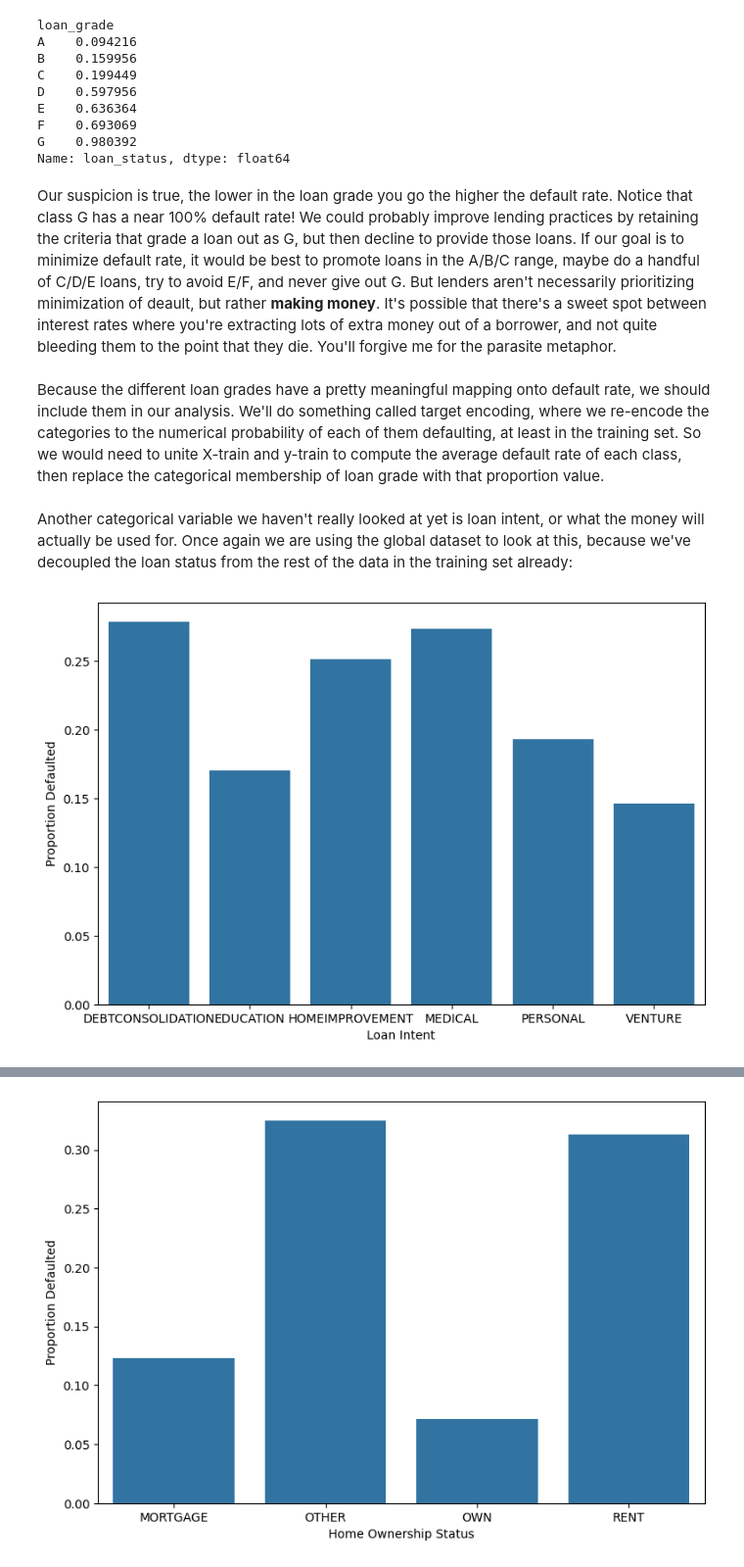
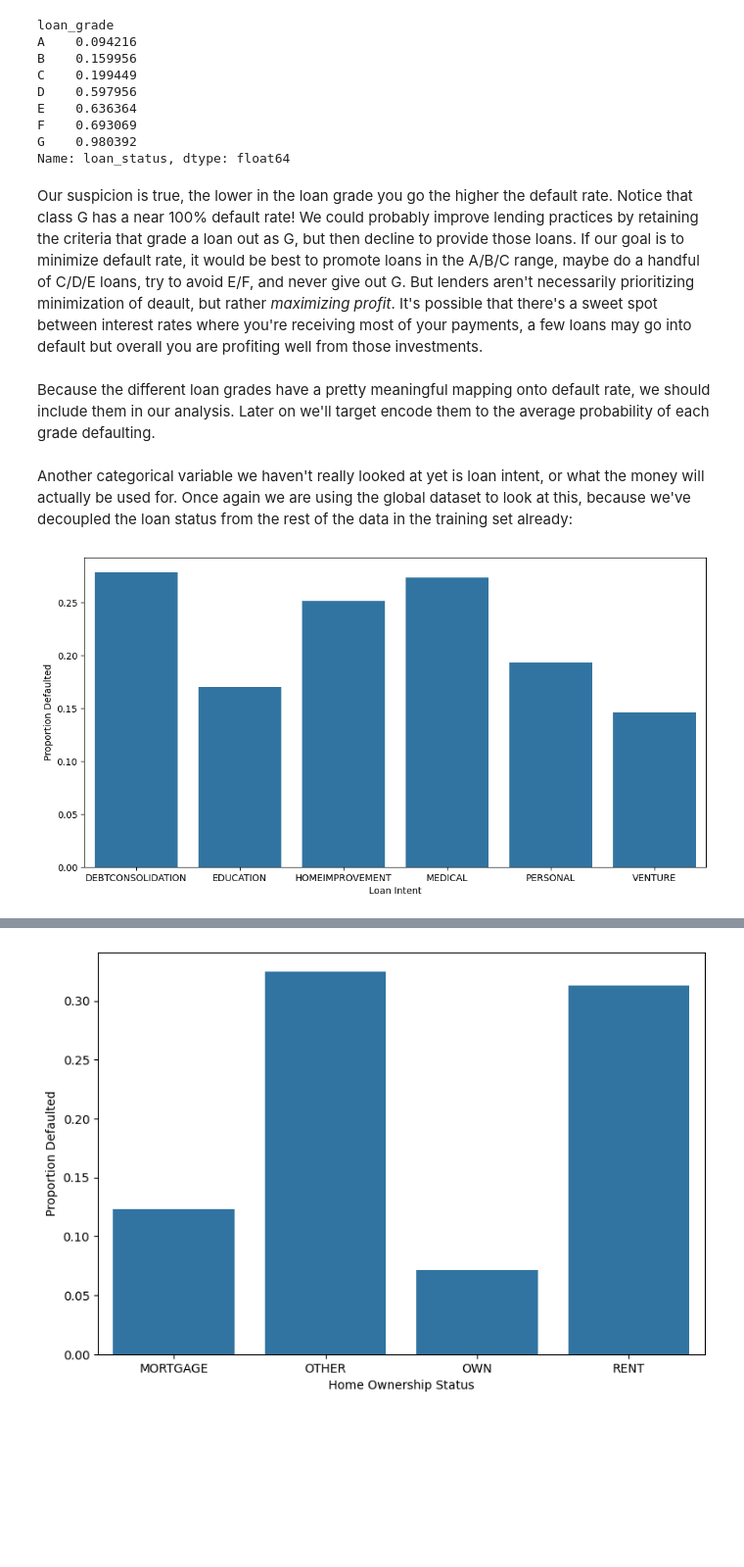
Before and after one commit to BrendanMcEwen1/Credit_Risk, a Jupyter notebook: Credit_Risk.ipynb, the cells around one changed output, grey strips where cells are left out. Shown at 98% size. Cells and saved outputs as stored; diff of their text form; code cells hidden in the pictures; blank space fills up the shorter version.

```diff
--- a/Credit_Risk.ipynb
+++ b/Credit_Risk.ipynb
@@ -418,20 +417,20 @@ F    0.693069
 G    0.980392
 Name: loan_status, dtype: float64
 # %% [markdown]
-Our suspicion is true, the lower in the loan grade you go the higher the default rate. Notice that class G has a near 100% default rate! We could probably improve lending practices by retaining the criteria that grade a loan out as G, but then decline to provide those loans. If our goal is to minimize default rate, it would be best to promote loans in the A/B/C range, maybe do a handful of C/D/E loans, try to avoid E/F, and never give out G. But lenders aren't necessarily prioritizing minimization of deault, but rather **making money**. It's possible that there's a sweet spot between interest rates where you're extracting lots of extra money out of a borrower, and not quite bleeding them to the point that they die. You'll forgive me for the parasite metaphor.
+Our suspicion is true, the lower in the loan grade you go the higher the default rate. Notice that class G has a near 100% default rate! We could probably improve lending practices by retaining the criteria that grade a loan out as G, but then decline to provide those loans. If our goal is to minimize default rate, it would be best to promote loans in the A/B/C range, maybe do a handful of C/D/E loans, try to avoid E/F, and never give out G. But lenders aren't necessarily prioritizing minimization of deault, but rather *maximizing profit*. It's possible that there's a sweet spot between interest rates where you're receiving most of your payments, a few loans may go into default but overall you are profiting well from those investments.
 # %% [markdown]
-Because the different loan grades have a pretty meaningful mapping onto default rate, we should include them in our analysis. We'll do something called target encoding, where we re-encode the categories to the numerical probability of each of them defaulting, at least in the training set. So we would need to unite X-train and y-train to compute the average default rate of each class, then replace the categorical membership of loan grade with that proportion value.
+Because the different loan grades have a pretty meaningful mapping onto default rate, we should include them in our analysis. Later on we'll target encode them to the average probability of each grade defaulting.
 # %% [markdown]
 Another categorical variable we haven't really looked at yet is loan intent, or what the money will actually be used for. Once again we are using the global dataset to look at this, because we've decoupled the loan status from the rest of the data in the training set already:
 # %%
 intent_default_rates = df_clean.groupby('loan_intent')['loan_status'].mean()
-plt.figure(figsize=(9,6))
+plt.figure(figsize=(12,6))
 sns.barplot(x=intent_default_rates.index, y=intent_default_rates.values)
 plt.xlabel("Loan Intent")
 plt.ylabel("Proportion Defaulted")
 plt.show()
 # %% [output]
-[figure, old version]
+[figure, new version]
 # %% [markdown]
 The probability distribution is pretty uniform, with possibly a slight bump for debt consolidation. Makes sense, if someone had enough debt to need a consolidation it's likely that their financial situation or habits aren't quite the best and would be more likely to default on the consolidation loan.
 
```
Also changed, not shown: parts of 35 cells of this notebook.
